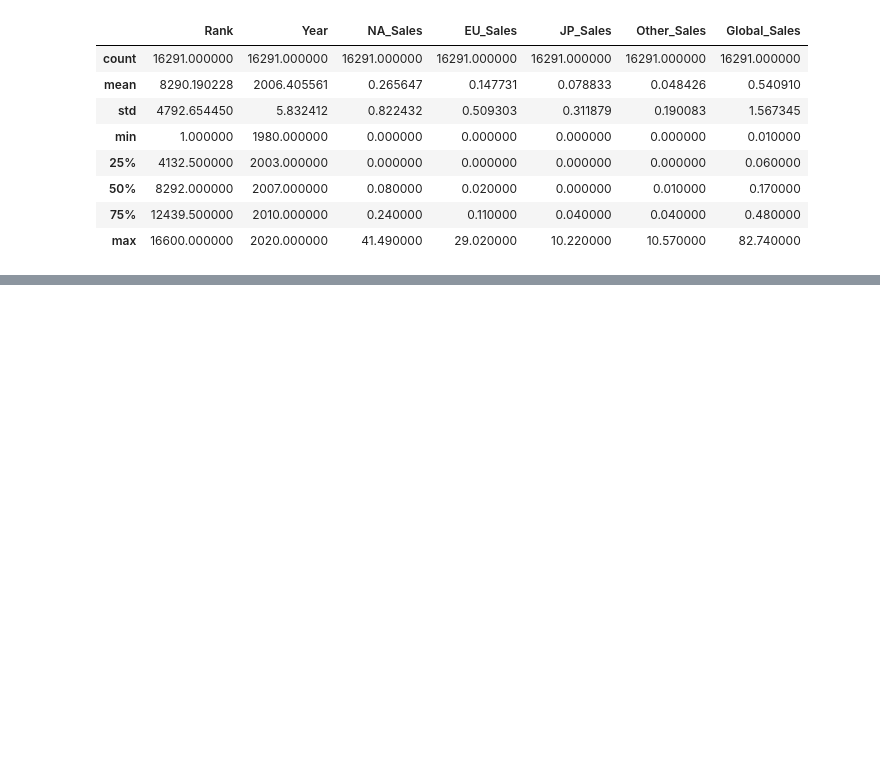
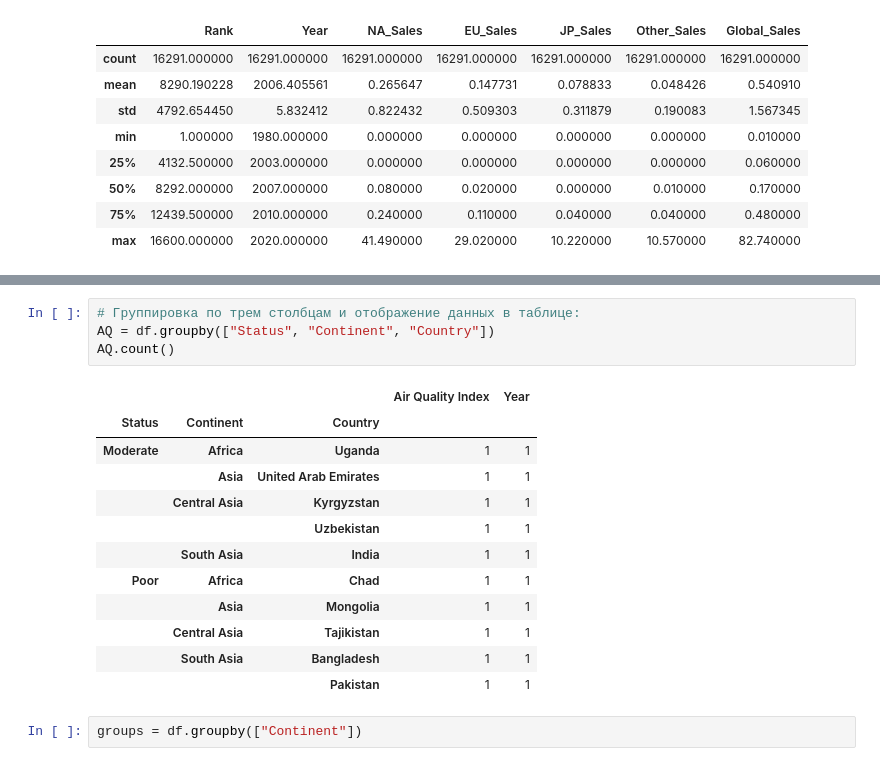
Before and after one commit to chudinova13/Rep_Data-science_02, a Jupyter notebook: Pandas/Lesson_9_Pandas.ipynb, the cells around one changed output, grey strips where cells are left out. Drawn from its saved outputs; the diff is of its cells as text; blank space fills up the shorter version.

```diff
--- a/Pandas/Lesson_9_Pandas.ipynb
+++ b/Pandas/Lesson_9_Pandas.ipynb
@@ -764,0 +865,19 @@ game.dropna().describe()
+# %%
+# Группировка по трем столбцам и отображение данных в таблице:
+AQ = df.groupby(["Status", "Continent", "Country"])
+AQ.count()
+# %% [output]
+|  |  |  | Air Quality Index | Year |
+| Status | Continent | Country |  |  |
+| Moderate | Africa | Uganda | 1 | 1 |
+|  | Asia | United Arab Emirates | 1 | 1 |
+|  | Central Asia | Kyrgyzstan | 1 | 1 |
+|  |  | Uzbekistan | 1 | 1 |
+|  | South Asia | India | 1 | 1 |
+| Poor | Africa | Chad | 1 | 1 |
+|  | Asia | Mongolia | 1 | 1 |
+|  | Central Asia | Tajikistan | 1 | 1 |
+|  | South Asia | Bangladesh | 1 | 1 |
+|  |  | Pakistan | 1 | 1 |
+# %%
+groups = df.groupby(["Continent"])
```
Also changed, not shown: parts of 28 cells of this notebook, 5 other files.
